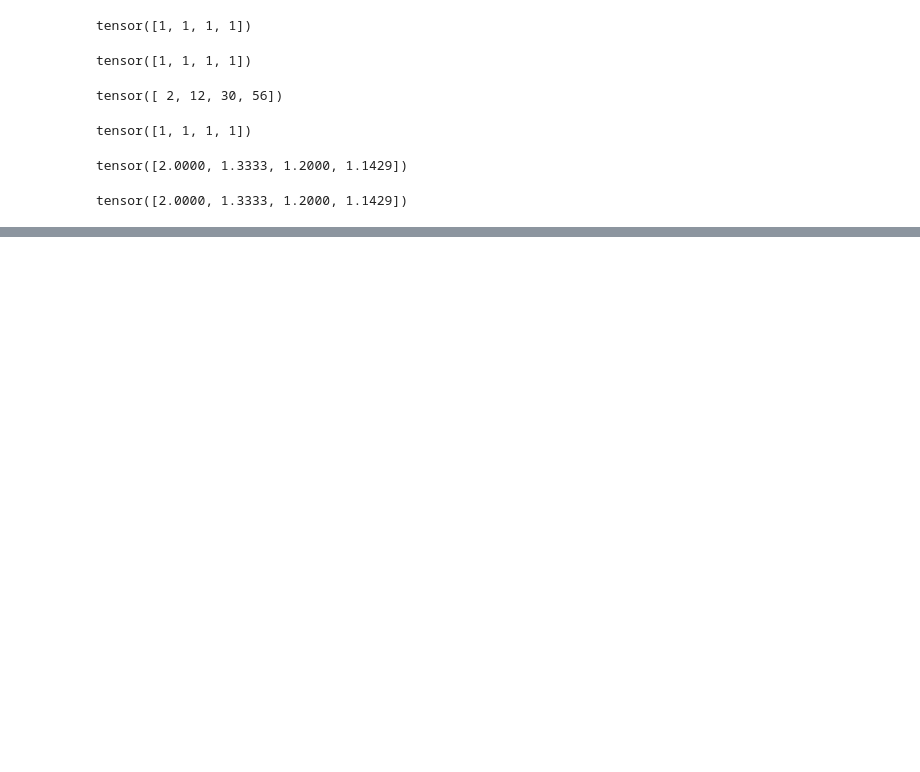
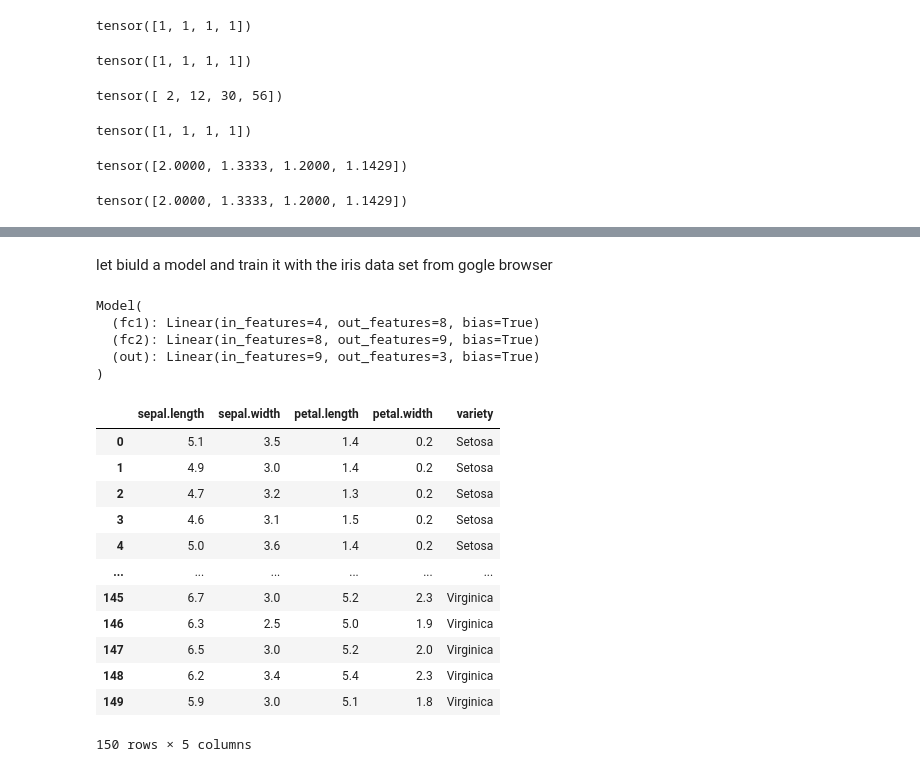
Before and after one commit to tekuugr-0205-16-hub/torch_tutorial, a Jupyter notebook: pytorch_tutorial.ipynb, the cells around one changed output, grey strips where cells are left out. Saved outputs shown, nothing was run; the diff lists cells and outputs as text; code cells hidden in the pictures; blank space fills up the shorter version.

```diff
--- a/pytorch_tutorial.ipynb
+++ b/pytorch_tutorial.ipynb
@@ -178,0 +157,2 @@ also the remander or the modules is work in the torch
+# %% [markdown]
+let biuld a model and train it with the iris data set from gogle browser
@@ -178,0 +178,10 @@ also the remander or the modules is work in the torch
+# %%
+torch.manual_seed(42)
+model_0= Model()
+model_0
+# %% [output]
+Model(
+  (fc1): Linear(in_features=4, out_features=8, bias=True)
+  (fc2): Linear(in_features=8, out_features=9, bias=True)
+  (out): Linear(in_features=9, out_features=3, bias=True)
+)
@@ -178,0 +193,18 @@ also the remander or the modules is work in the torch
+# %%
+url = "https://gist.githubusercontent.com/netj/8836201/raw/6f9306ad21398ea43cba4f7d537619d0e07d5ae3/iris.csv"
+data_df = pd.read_csv(url)
+data_df
+# %% [output]
+|  | sepal.length | sepal.width | petal.length | petal.width | variety |
+| 0 | 5.1 | 3.5 | 1.4 | 0.2 | Setosa |
+| 1 | 4.9 | 3.0 | 1.4 | 0.2 | Setosa |
+| 2 | 4.7 | 3.2 | 1.3 | 0.2 | Setosa |
+| 3 | 4.6 | 3.1 | 1.5 | 0.2 | Setosa |
+| 4 | 5.0 | 3.6 | 1.4 | 0.2 | Setosa |
+| ... | ... | ... | ... | ... | ... |
+| 145 | 6.7 | 3.0 | 5.2 | 2.3 | Virginica |
+| 146 | 6.3 | 2.5 | 5.0 | 1.9 | Virginica |
+| 147 | 6.5 | 3.0 | 5.2 | 2.0 | Virginica |
+| 148 | 6.2 | 3.4 | 5.4 | 2.3 | Virginica |
+| 149 | 5.9 | 3.0 | 5.1 | 1.8 | Virginica |
+150 rows × 5 columns
```
Also changed, not shown: parts of 22 cells of this notebook.
